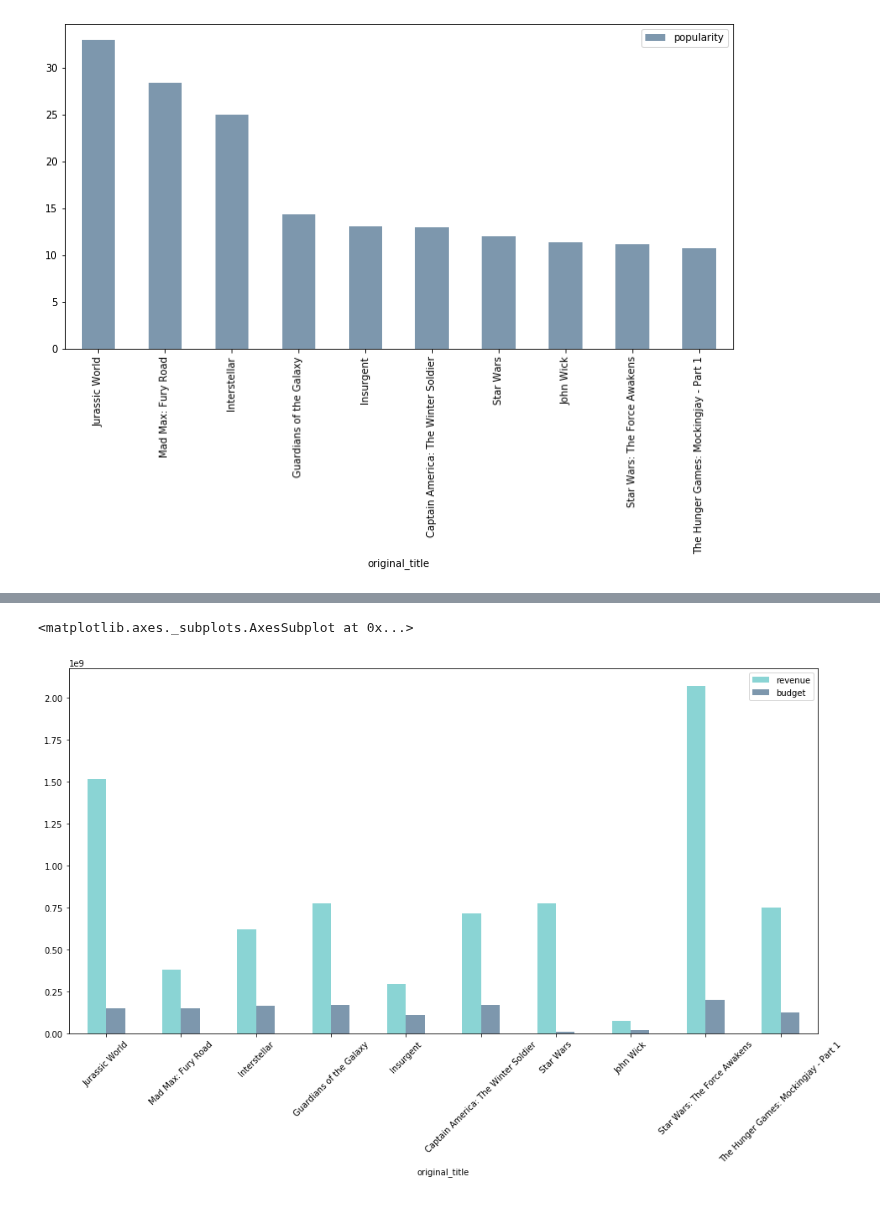
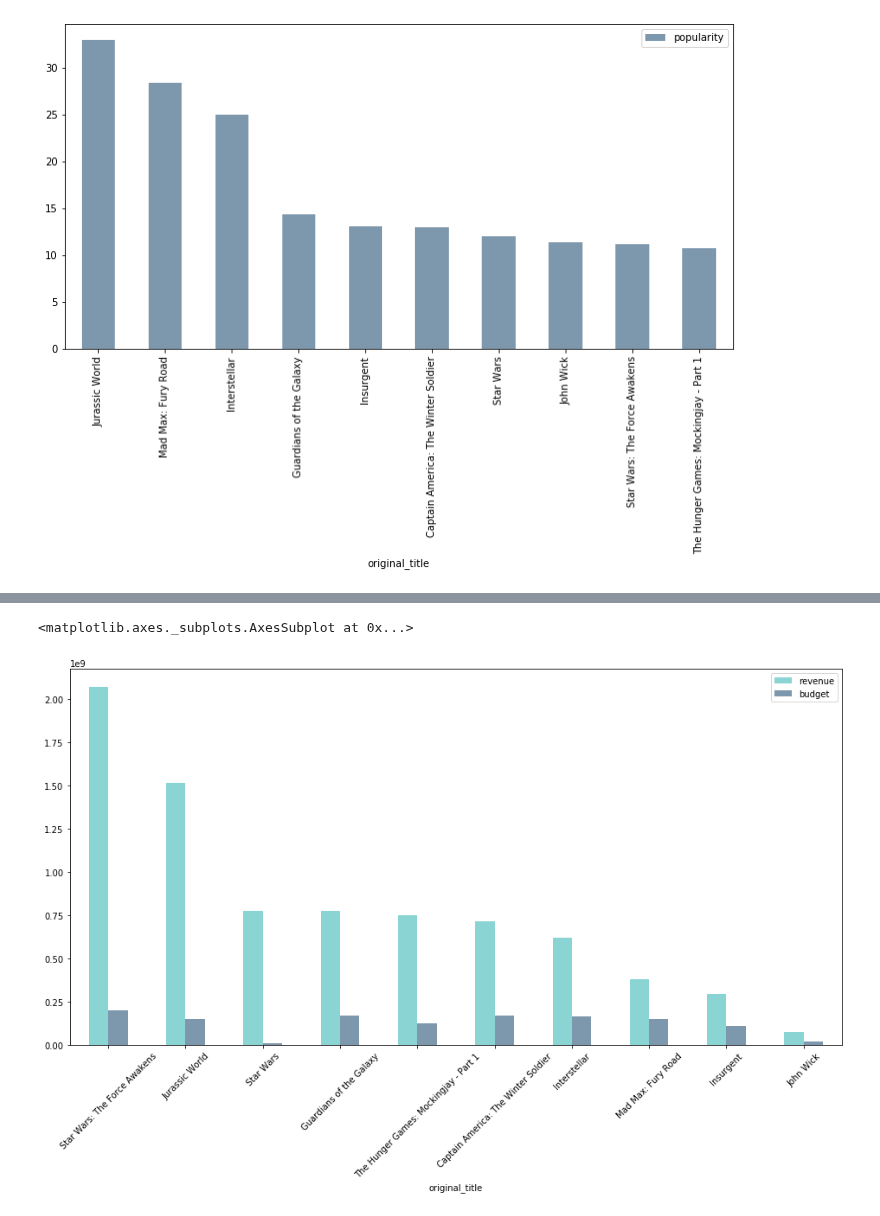
Before and after one commit to Fatima-Gh/Movies-Dataset-Analysis, a Jupyter notebook: Movies_Analysis.ipynb, the cells around one changed output, grey strips where cells are left out. Saved outputs shown, nothing was run; the diff lists cells and outputs as text; code cells hidden in the pictures.

```diff
--- a/Movies_Analysis.ipynb
+++ b/Movies_Analysis.ipynb
@@ -326,0 +315,4 @@ top_movies_revenue[['original_title','revenue', 'budget']].describe()
+# %%
+top_movies_revenue = movies[['original_title','revenue', 'budget', 'popularity']].sort_values(ascending=False, by=['popularity'])[:10]
+
+top_movies_revenue[['original_title','revenue', 'budget']].head()
@@ -327,10 +326,8 @@ top_movies_revenue[['original_title','revenue', 'budget']].describe()
 # %%
-top_movies_revenue = movies.sort_values(ascending=False, by=['popularity'])[:10]
-
-top_movies_revenue[['original_title','revenue', 'budget']].plot(x='original_title',
+top_movies_revenue[['original_title','revenue', 'budget']].sort_values(ascending=False, by=['revenue']).plot(x='original_title',
                                                       kind='bar',
                                                       color=["#8ad4d4","#7d97ad"],
                                                       rot=45, figsize=(16,8))
 # %% [output]
 <matplotlib.axes._subplots.AxesSubplot at 0x...>
-[figure, old version]
+[figure, new version]
```
Also changed, not shown: parts of 8 cells of this notebook, 2 other files.
